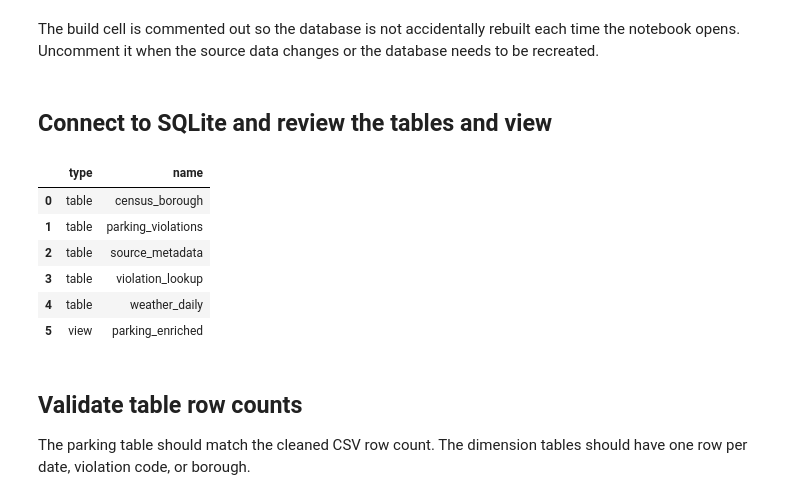
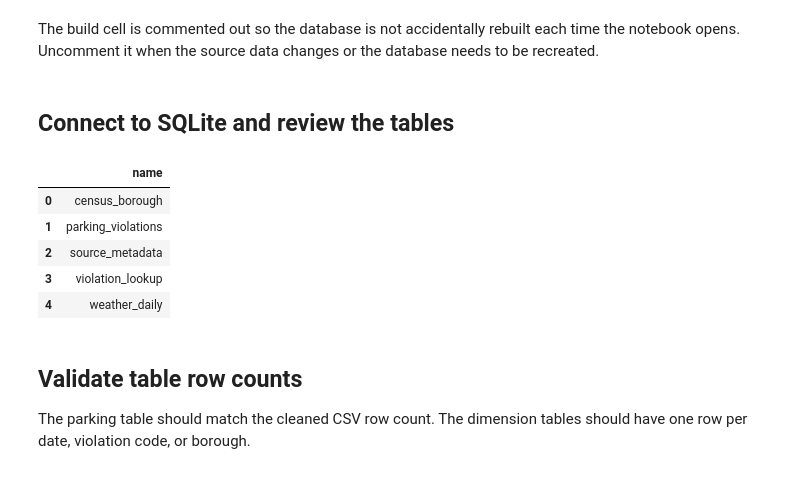
Before and after one commit to JaysonC41/parkinganalytics, a Jupyter notebook: notebooks/02_build_sqlite_database.ipynb, the cells around one changed output. Cells and saved outputs as stored; diff of their text form; code cells hidden in the pictures.

```diff
--- a/notebooks/02_build_sqlite_database.ipynb
+++ b/notebooks/02_build_sqlite_database.ipynb
@@ -77,29 +78,28 @@ from nycparking.sqlite.build_database import build_database
 # %% [markdown]
 The build cell is commented out so the database is not accidentally rebuilt each time the notebook opens. Uncomment it when the source data changes or the database needs to be recreated.
 # %% [markdown]
-## Connect to SQLite and review the tables and view
+## Connect to SQLite and review the tables
 # %%
 connection = sqlite3.connect(DATABASE_FILE)
 connection.execute("PRAGMA foreign_keys = ON")
 
 tables = pd.read_sql_query(
     """
-    SELECT type, name
+    SELECT name
     FROM sqlite_master
-    WHERE type IN ('table', 'view')
-    ORDER BY type, name
+    WHERE type = 'table'
+    ORDER BY name
     """,
     connection,
 )
 tables
 # %% [output]
-|  | type | name |
-| 0 | table | census_borough |
-| 1 | table | parking_violations |
-| 2 | table | source_metadata |
-| 3 | table | violation_lookup |
-| 4 | table | weather_daily |
-| 5 | view | parking_enriched |
+|  | name |
+| 0 | census_borough |
+| 1 | parking_violations |
+| 2 | source_metadata |
+| 3 | violation_lookup |
+| 4 | weather_daily |
 # %% [markdown]
 ## Validate table row counts
 
```
Also changed, not shown: parts of 11 cells of this notebook, 2 other files.
